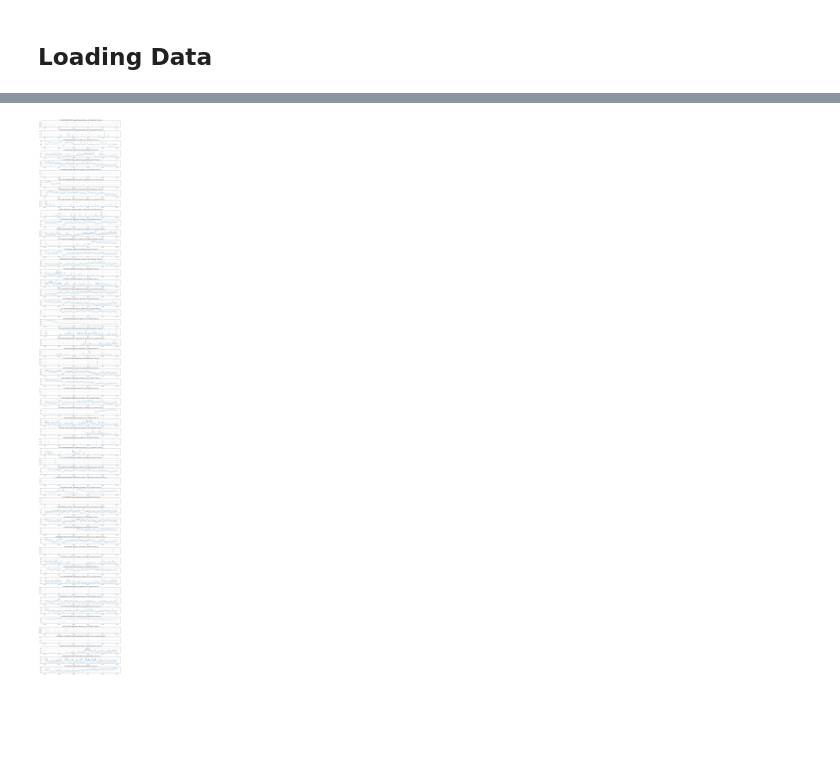
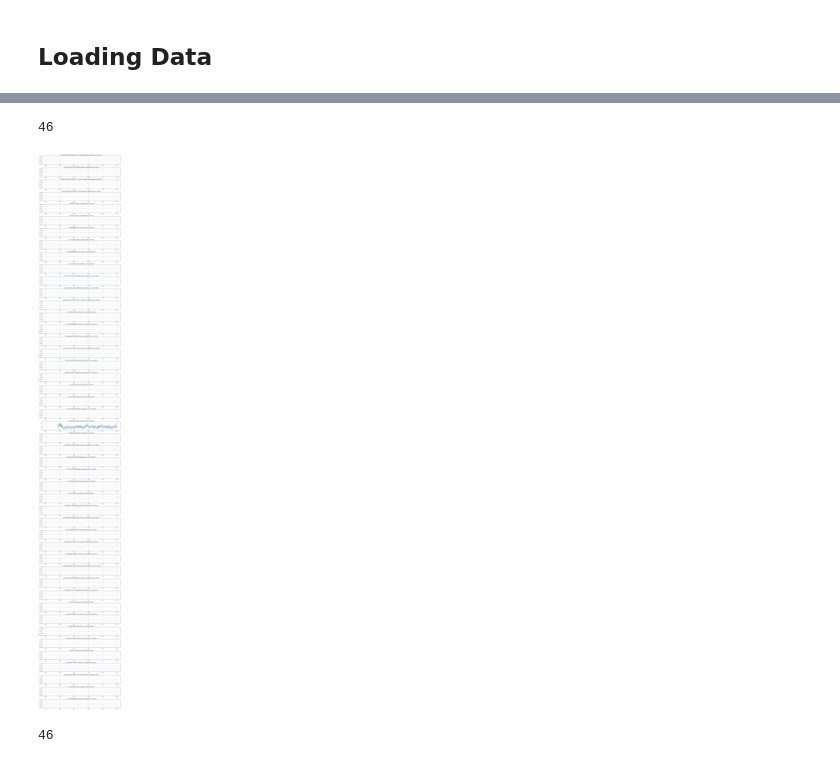
Before and after one commit to NicolasCaronPro/forecasting_models, a Jupyter notebook: cluster/load_56.ipynb, the cells around one changed output, grey strips where cells are left out. Saved outputs shown, nothing was run; the diff lists cells and outputs as text; code cells hidden in the pictures; blank space fills up the shorter version.

Commit message:
cleaning + fixed balance target

```diff
--- a/cluster/load_56.ipynb
+++ b/cluster/load_56.ipynb
@@ -55,3 +64,12 @@ def subplots_time_series(time_series, date_range, labels, value='Value', cluster
     plt.show()
 # %% [markdown]
 ## Loading Data
+# %%
+if not OUTLIERS or XOUTLIERS:
+    # read json file
+    outlier_dic = json.load(open(OUTLIERS_PATH))
+    outlier_list = outlier_dic[TARGET + (f'_{AGE}' if AGE else '')]
+    # for target in outlier_dic.keys():
+    #     for etab in outlier_dic[target]:
+    #         if etab not in outlier_list:
+    #             outlier_list.append(etab)
@@ -59,10 +81,15 @@ def subplots_time_series(time_series, date_range, labels, value='Value', cluster
 datasets = []
 etabs = []
 for file in os.listdir(DATA_DIR):
-    if file.endswith(TARGET + ".csv"):
-        etabs.append(file.split("_")[2])
+    condition = (file.endswith(TARGET + ".csv") if not TARGET_RAW else not 'target' in file)
+    if condition:
+        # print(file)
+        etab = file.split("_")[2][:-4]
+        if not OUTLIERS and etab in outlier_list: continue
+        if XOUTLIERS and etab not in outlier_list: continue
+        etabs.append(etab)
         df = pd.read_csv(os.path.join(DATA_DIR, file))
-        df = df[['date', target_column]]
+        if not EXOGENOUS: df = df[['date', target_column]]
         df.set_index('date', inplace=True)
         # print(f'{etabs[-1]} : {df.shape}')
         datasets.append(df)
@@ -87,3 +114,6 @@ datasets[0]
 start_date = datasets[0].index.min()
 end_date = datasets[0].index.max()
 date_range = pd.date_range(start_date, end_date)
+# %%
+for etab in etabs:
+    print(etab)
@@ -90,7 +138,16 @@ date_range = pd.date_range(start_date, end_date)
+# %%
+len(etabs)
+# %% [output]
+46
 # %%
 ts = []
+tag = '_outliers'
 for etab in etabs:
     ts.append(datasets[etabs.index(etab)][target_column])
-subplots_time_series(ts, date_range, etabs, value=target_column, cluster='all', save_dir=SAVE_DIR)
+subplots_time_series(ts, date_range, etabs, value=target_column, cluster=tag, save_dir=SAVE_DIR)
 # %% [output]
-[figure, old version]
+[figure, new version]
+# %%
+len(ts)
+# %% [output]
+46
```
Also changed, not shown: parts of 4 cells of this notebook, 13 other files.
